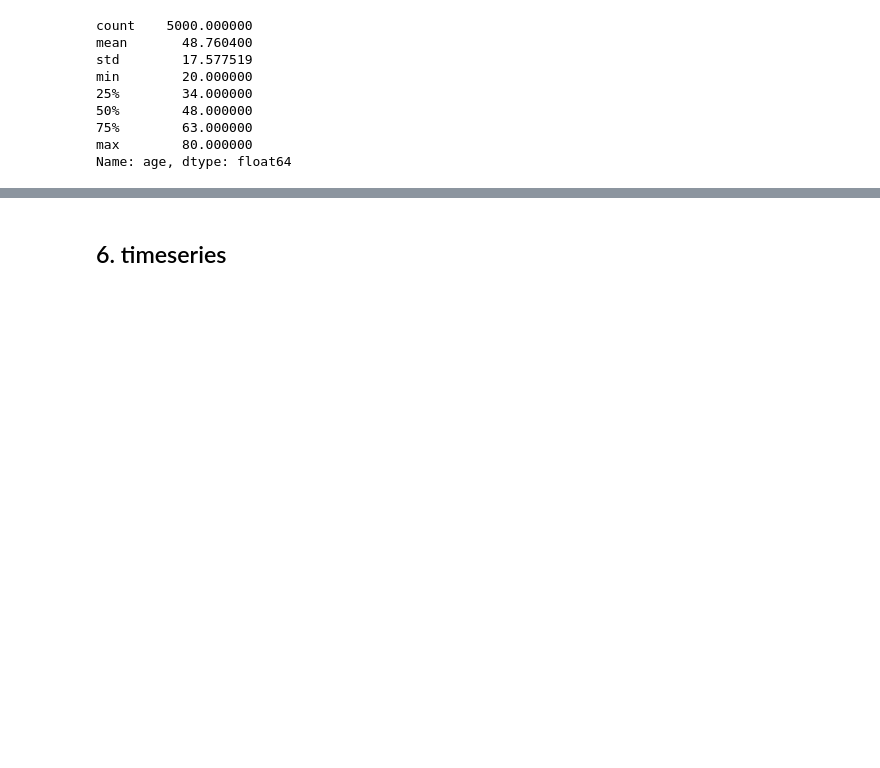
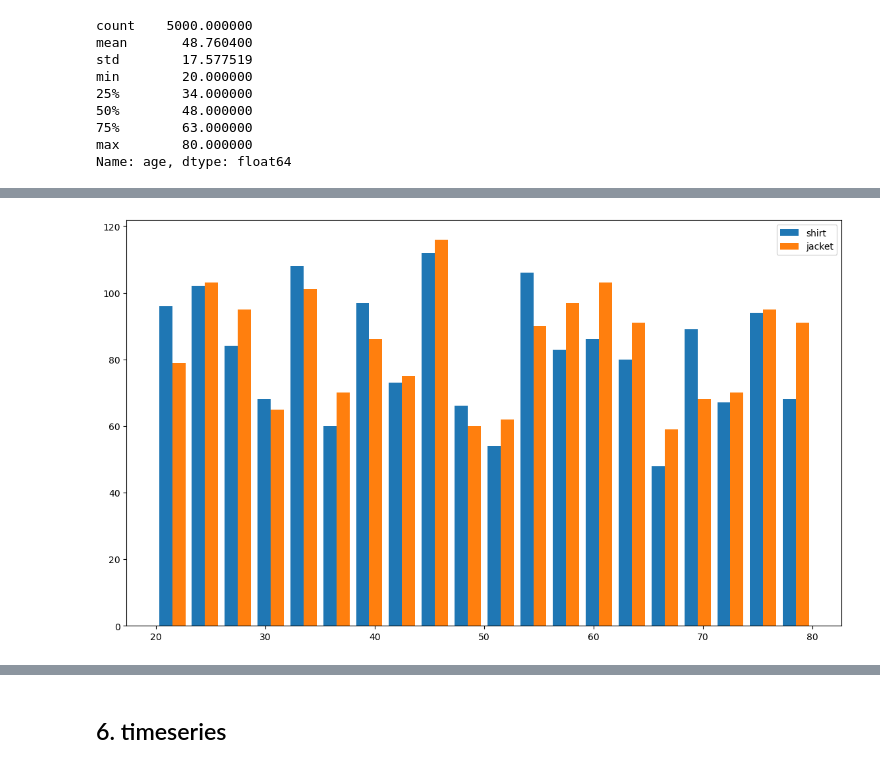
Before and after one commit to sainthm/pseudo_lab, a Jupyter notebook: week_6/Introduction_to_data_visualization_with_matplotlib.ipynb, the cells around one changed output, grey strips where cells are left out. Cells and saved outputs as stored; diff of their text form; code cells hidden in the pictures; blank space fills up the shorter version.

```diff
--- a/week_6/Introduction_to_data_visualization_with_matplotlib.ipynb
+++ b/week_6/Introduction_to_data_visualization_with_matplotlib.ipynb
@@ -571,0 +649,11 @@ df[df['age'] == 80]
+# %%
+shirt = list(df[df['product_type'] == 'Shirt'].age)
+jacket = list(df[df['product_type'] == 'Jacket'].age)
+# %%
+plt.figure(figsize=(14, 8))
+
+plt.hist([shirt, jacket], 20, label=['shirt', 'jacket'])
+plt.legend(loc='upper right')
+plt.show()
+# %% [output]
+[figure, added]
```
Also changed, not shown: parts of 29 cells of this notebook, 1 other file.
